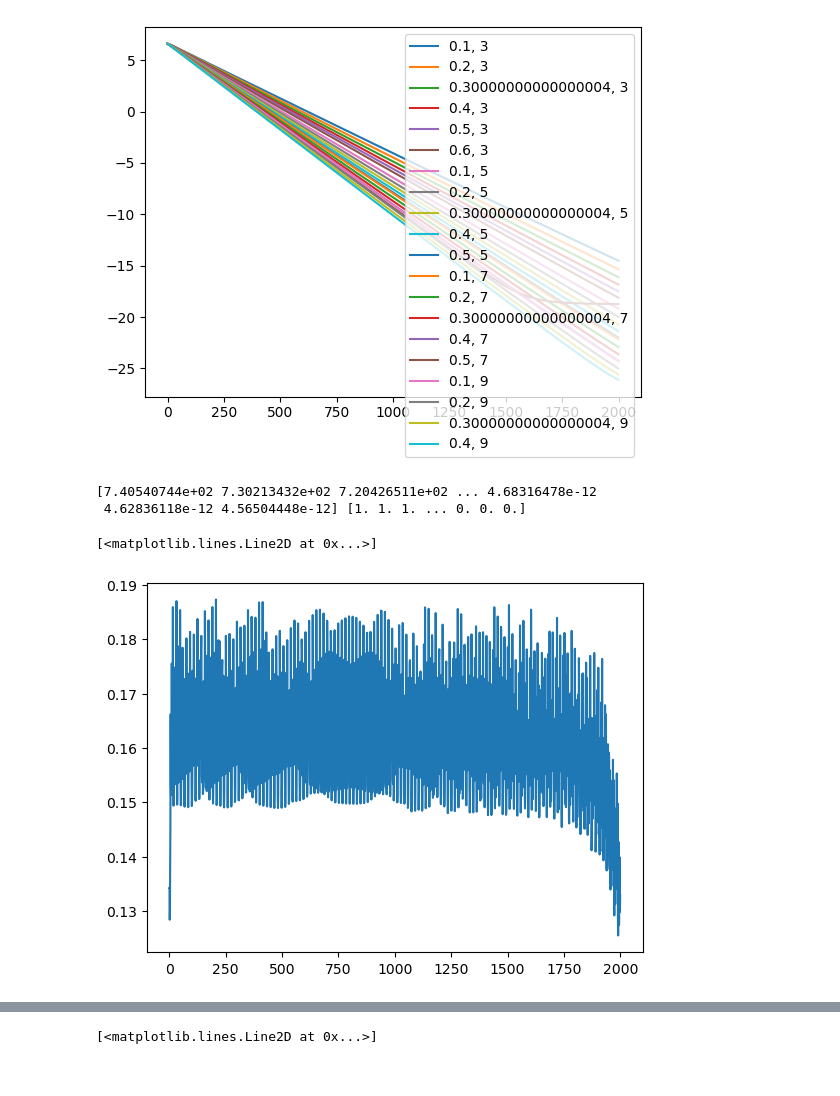
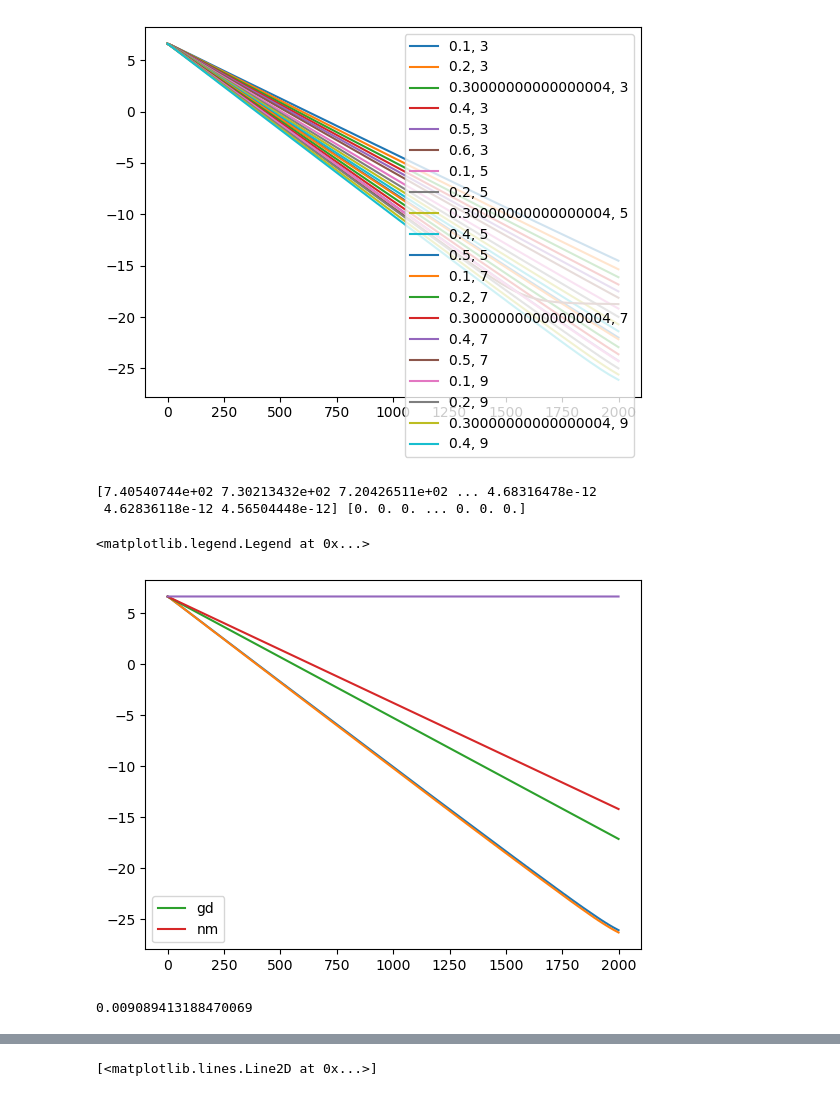
Before and after one commit to J-Hermant/Nesterov_Acceleration_Aiming_Condition, a Jupyter notebook: Wort_instance_pl.ipynb, the cells around one changed output, grey strips where cells are left out. Drawn from its saved outputs; the diff is of its cells as text; code cells hidden in the pictures.

```diff
--- a/Wort_instance_pl.ipynb
+++ b/Wort_instance_pl.ipynb
@@ -275,13 +281,24 @@ plt.legend()
 <matplotlib.legend.Legend at 0x...>
 [figure]
 # %%
-init = np.zeros(n)
+# init = np.zeros(n)
 f_nag,mu,corr_nag = run_nag(init,n_iter,9* L**(-1), 0.4,t,T,D,L,y)
 f_gd,mu_gd = run_gd(init,n_iter,13* L**(-1),t,T,D,L,y)
 print(f_nag,init)
-plt.plot(corr_nag)
+plt.plot(np.log(f_nag))
+
+plt.plot(np.log(f_gd))
+plt.plot(np.arange(n_iter),np.arange(1,n_iter+1)*np.log(1-(mu_gd.mean()/L)*13)+np.log(f_gd[0]),label="gd")
+plt.plot(np.arange(n_iter),np.arange(1,n_iter+1)*np.log(1-(26/80)**(1/4)*corr_nag.mean()*np.sqrt((mu.mean()/L)*9))+np.log(f_nag[0]),label=("nm"))
+plt.plot(np.arange(n_iter),np.arange(1,n_iter+1)*np.log(1-(10**(-4)/L)*13)+np.log(f_gd[0]))
+plt.legend()
 # %% [output]
 [7.40540744e+02 7.30213432e+02 7.20426511e+02 ... 4.68316478e-12
- 4.62836118e-12 4.56504448e-12] [1. 1. 1. ... 0. 0. 0.]
+ 4.62836118e-12 4.56504448e-12] [0. 0. 0. ... 0. 0. 0.]
-[<matplotlib.lines.Line2D at 0x...>]
+<matplotlib.legend.Legend at 0x...>
-[figure, old version]
+[figure, new version]
+# %%
+np.log(1-1*(mu_gd.mean()/L))
+10*mu_gd.mean()/L
+# %% [output]
+0.009089413188470069
```
Also changed, not shown: parts of 11 cells of this notebook, 5 other files.
